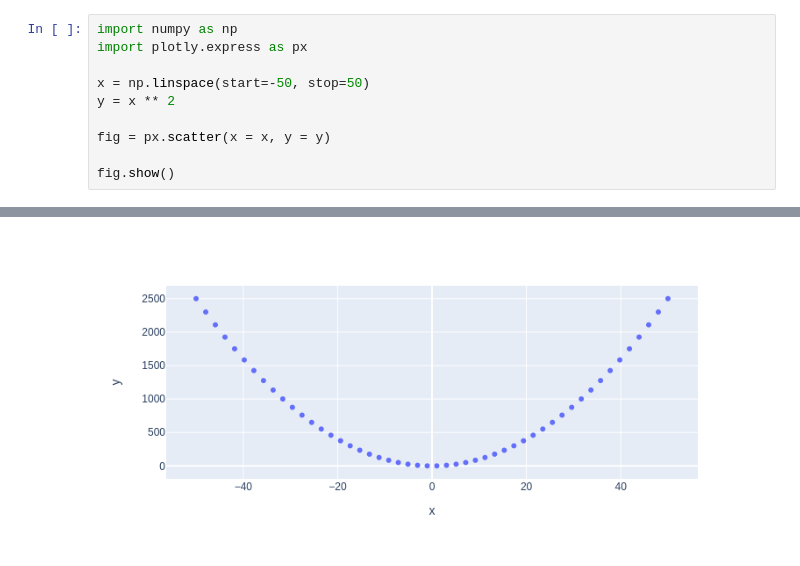
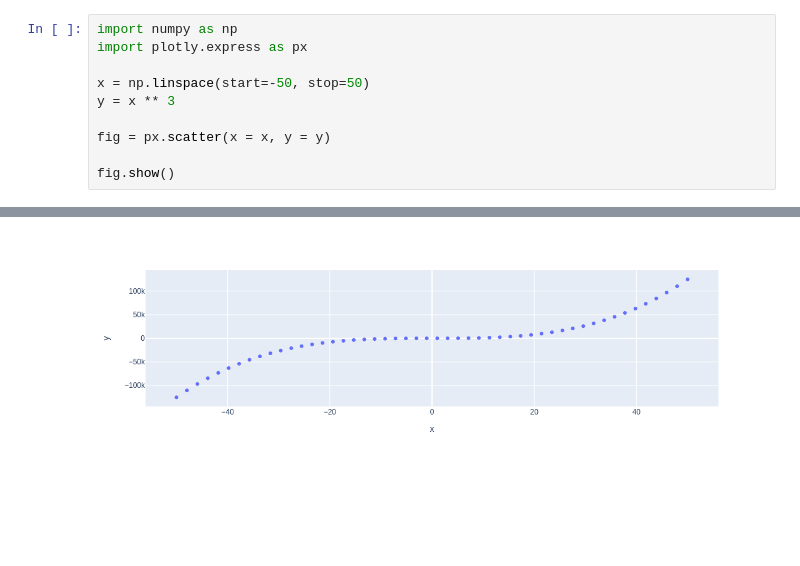
Before and after one commit to daumsimac/my-notebooks-repo, a Jupyter notebook: experiment1.ipynb, the cells around one changed output, grey strips where cells are left out. Drawn from its saved outputs; the diff is of its cells as text; blank space fills up the shorter version.

```diff
--- a/experiment1.ipynb
+++ b/experiment1.ipynb
@@ -3,7 +3,7 @@ import numpy as np
 import plotly.express as px
 
 x = np.linspace(start=-50, stop=50)
-y = x ** 2
+y = x ** 3
 
 fig = px.scatter(x = x, y = y)
 
@@ -13 +12 @@ fig.show()
-[figure, old version]
+[figure, new version]
```
Also changed, not shown: parts of 1 cell of this notebook.
